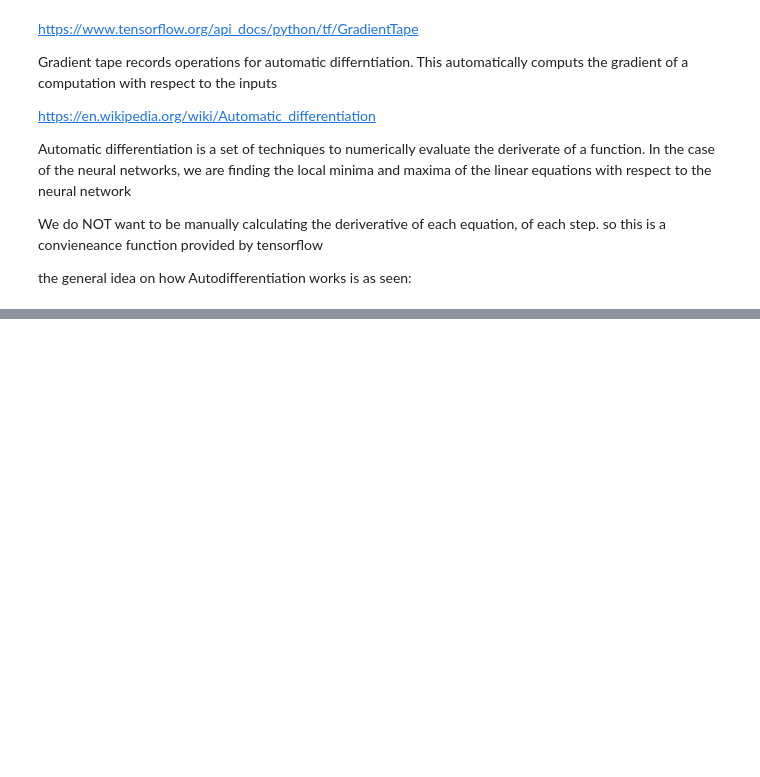
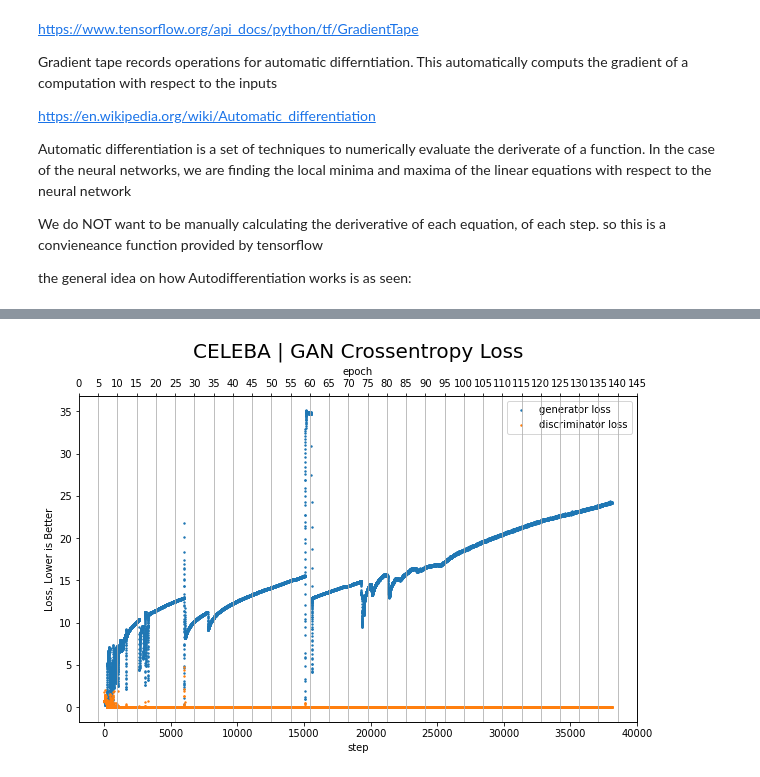
Before and after one commit to viviloaf/personalized-catchphrase-generator, a Jupyter notebook: gnn-examples/scratch_gnn_example/scratch.ipynb, the cells around one changed output, grey strips where cells are left out. Saved outputs shown, nothing was run; the diff lists cells and outputs as text; code cells hidden in the pictures; blank space fills up the shorter version.

```diff
--- a/gnn-examples/scratch_gnn_example/scratch.ipynb
+++ b/gnn-examples/scratch_gnn_example/scratch.ipynb
@@ -314,0 +549,15 @@ def train_step(images):
+# %%
+plt.figure(figsize=(10,6))
+plt.scatter(x=range(len(history.get('gen-loss'))), y=[float(i) for i in history.get('gen-loss')], label='generator loss', s=2)
+plt.scatter(x=range(len(history.get('disc-loss'))), y=[float(i) for i in history.get('disc-loss')], label='discriminator loss', s=2)
+plt.title('CELEBA | GAN Crossentropy Loss', fontsize=20, pad=10)
+plt.ylabel('Loss, Lower is Better')
+plt.legend()
+axes1 = plt.gca()
+axes2 = axes1.twiny()
+axes2.set_xticks(range(0, EPOCHS, 5))
+axes1.set_xlabel("step")
+axes2.set_xlabel("epoch")
+axes2.grid()
+# %% [output]
+[figure, added]
```
Also changed, not shown: parts of 52 cells of this notebook.
